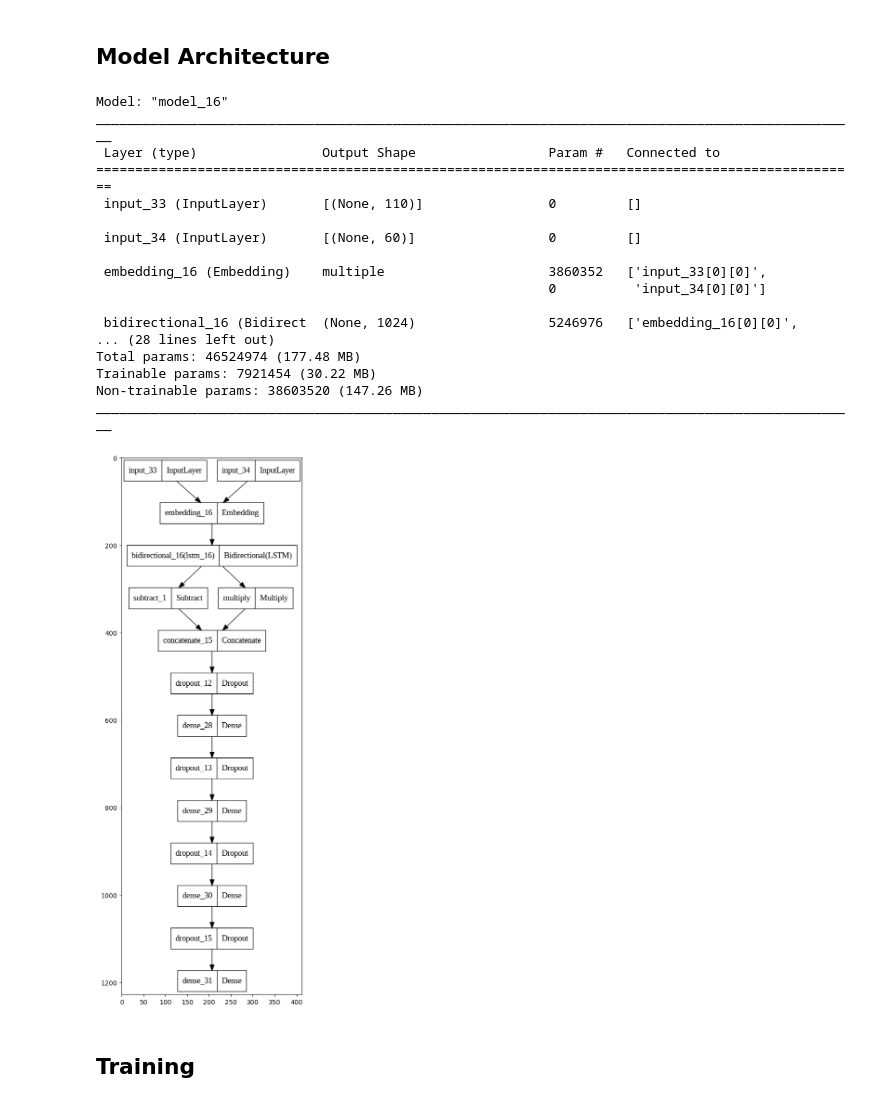
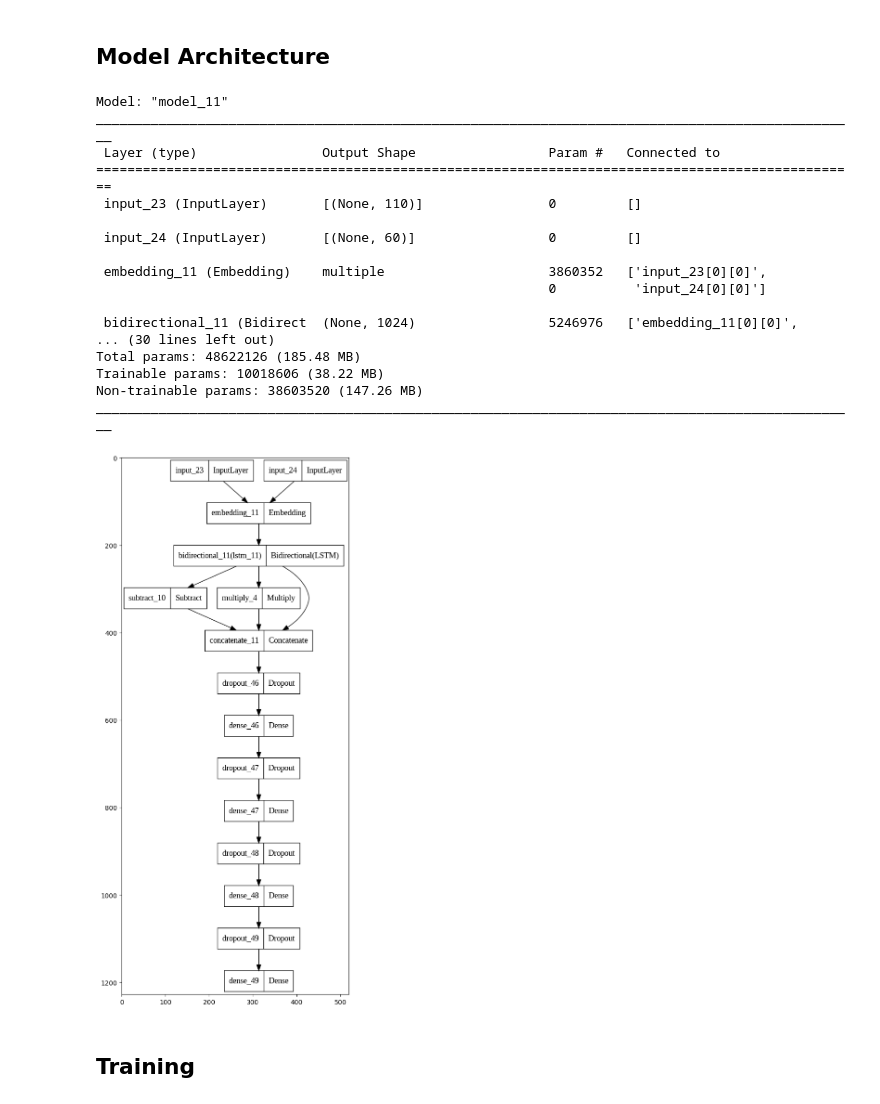
Before and after one commit to DennisKiselev/nlu-coursework, a Jupyter notebook: solution_B/experimentation_bert.ipynb, the cells around one changed output. Saved outputs shown, nothing was run; the diff lists cells and outputs as text; code cells hidden in the pictures.

```diff
--- a/solution_B/experimentation_bert.ipynb
+++ b/solution_B/experimentation_bert.ipynb
@@ -612,54 +665,58 @@ test_metrics.head()
 model_name = "model_multiplication_fusion"
 # %% [markdown]
 ## Model Architecture
+# %%
+OPTIMIZER = RMSprop(INITIAL_LR)
+callback = ReduceLROnPlateau(monitor='val_loss', factor=0.1,
+                              patience=2, min_lr=0.00001, min_delta=0.01)
 # %%
 input_premises = Input(shape=(MAX_PREMISE_LENGTH,))
 input_hypotheses = Input(shape=(MAX_HYPOTHESIS_LENGTH,))
 
 embedding_layer = Embedding(input_dim=VOCAB_SIZE, output_dim=EMBEDDING_SIZE, weights=[embedding_matrix], trainable=False)
 premises = embedding_layer(input_premises)
 hypotheses = embedding_layer(input_hypotheses)
 
 lstm_layer = Bidirectional(LSTM(512, return_sequences=False, dropout=DROPOUT))
 premises = lstm_layer(premises)
 hypotheses = lstm_layer(hypotheses)
 
-subtract_merge = subtract([premises, hypotheses])
-multiply_merge = multiply([premises, hypotheses])
-merged = concatenate([subtract_merge, multiply_merge])
+sub = subtract([premises, hypotheses])
+mul = multiply([premises, hypotheses])
+merged = concatenate([premises, hypotheses, sub, mul], axis=-1)
 
-x = Dropout(0.2)(merged)
+x = Dropout(DROPOUT)(merged)
 x = Dense(1024, activation="relu")(x)
-x = Dropout(0.2)(x)
+x = Dropout(DROPOUT)(x)
 x = Dense(512, activation="relu")(x)
-x = Dropout(0.2)(x)
+x = Dropout(DROPOUT)(x)
 x = Dense(100, activation="relu")(x)
-x = Dropout(0.2)(x)
+x = Dropout(DROPOUT)(x)
 output_layer = Dense(NUM_LABELS, activation=OUTPUT_ACTIVATION)(x)
 
 model = Model(inputs=[input_premises, input_hypotheses], outputs=output_layer)
 model.compile(loss=LOSS_FUNCTION, optimizer=OPTIMIZER, metrics=['accuracy'])
 
 show_model_architecture(model=model, filename=f"{model_name}_architecture.png")
 # %% [output]
-Model: "model_16"
+Model: "model_11"
 __________________________________________________________________________________________________
  Layer (type)                Output Shape                 Param #   Connected to
 ==================================================================================================
- input_33 (InputLayer)       [(None, 110)]                0         []
+ input_23 (InputLayer)       [(None, 110)]                0         []
 
- input_34 (InputLayer)       [(None, 60)]                 0         []
+ input_24 (InputLayer)       [(None, 60)]                 0         []
 
- embedding_16 (Embedding)    multiple                     3860352   ['input_33[0][0]',
-                                                          0          'input_34[0][0]']
+ embedding_11 (Embedding)    multiple                     3860352   ['input_23[0][0]',
+                                                          0          'input_24[0][0]']
 
- bidirectional_16 (Bidirect  (None, 1024)                 5246976   ['embedding_16[0][0]',
-... (28 lines left out)
-Total params: 46524974 (177.48 MB)
-Trainable params: 7921454 (30.22 MB)
+ bidirectional_11 (Bidirect  (None, 1024)                 5246976   ['embedding_11[0][0]',
+... (30 lines left out)
+Total params: 48622126 (185.48 MB)
+Trainable params: 10018606 (38.22 MB)
 Non-trainable params: 38603520 (147.26 MB)
 __________________________________________________________________________________________________
-[figure, old version]
+[figure, new version]
 # %% [markdown]
 ## Training
 # %%
```
Also changed, not shown: parts of 67 cells of this notebook, 23 other files.
